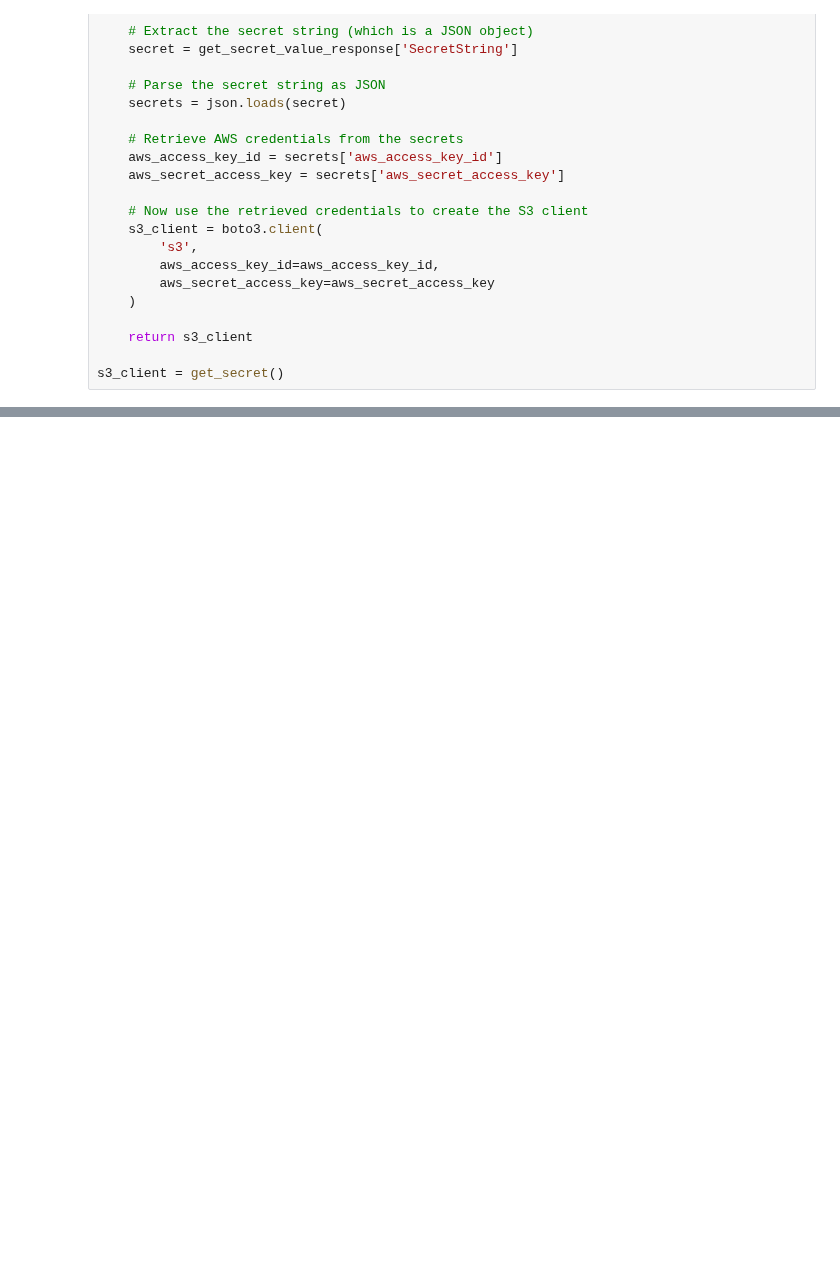
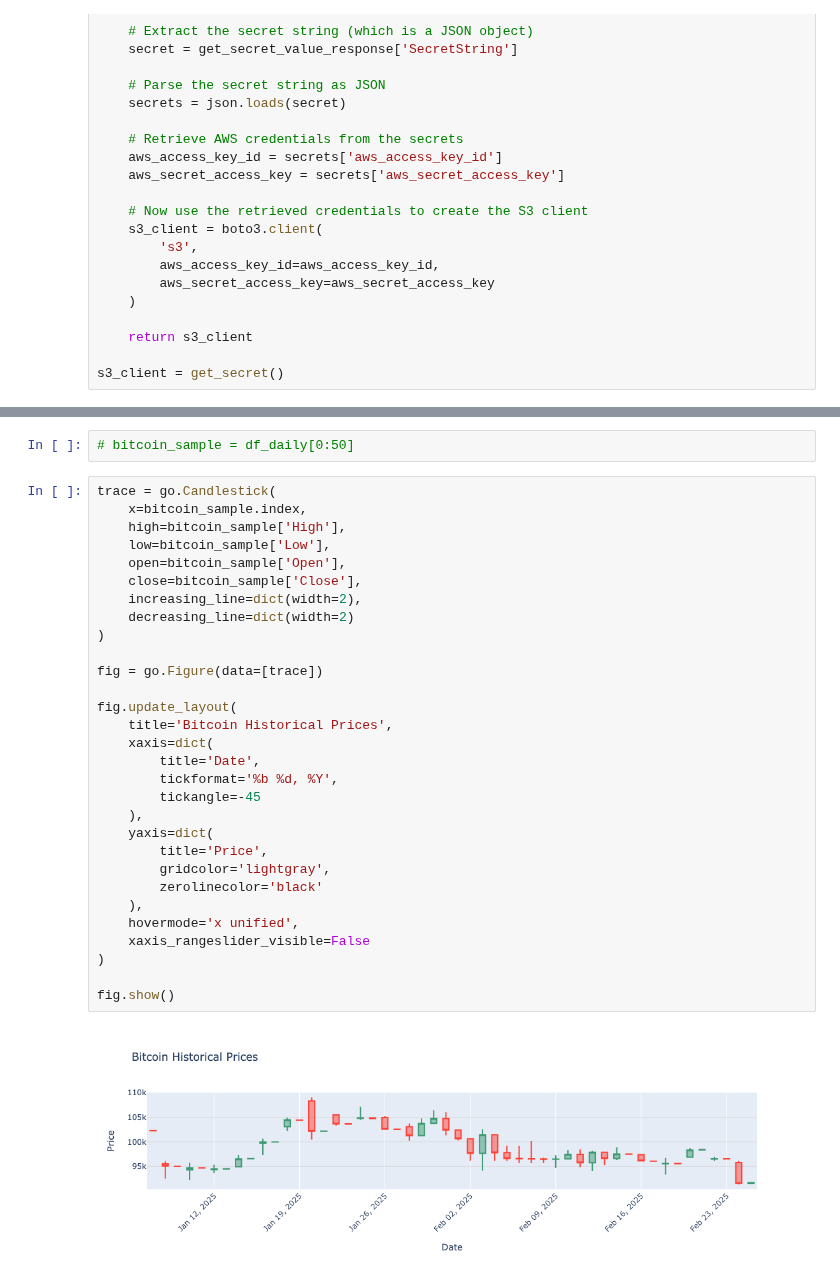
Before and after one commit to King-Noah/data_analysis, a Jupyter notebook: Bitcoin/bitcoin_analysis.ipynb, the cells around one changed output, grey strips where cells are left out. Saved outputs shown, nothing was run; the diff lists cells and outputs as text; blank space fills up the shorter version.

```diff
--- a/Bitcoin/bitcoin_analysis.ipynb
+++ b/Bitcoin/bitcoin_analysis.ipynb
@@ -123,0 +123,34 @@ df['Close'].plot()
+# %%
+# bitcoin_sample = df_daily[0:50]
+# %%
+trace = go.Candlestick(
+    x=bitcoin_sample.index,
+    high=bitcoin_sample['High'],
+    low=bitcoin_sample['Low'],
+    open=bitcoin_sample['Open'],
+    close=bitcoin_sample['Close'],
+    increasing_line=dict(width=2),
+    decreasing_line=dict(width=2)
+)
+
+fig = go.Figure(data=[trace])
+
+fig.update_layout(
+    title='Bitcoin Historical Prices',
+    xaxis=dict(
+        title='Date',
+        tickformat='%b %d, %Y',
+        tickangle=-45
+    ),
+    yaxis=dict(
+        title='Price',
+        gridcolor='lightgray',
+        zerolinecolor='black'
+    ),
+    hovermode='x unified',
+    xaxis_rangeslider_visible=False
+)
+
+fig.show()
+# %% [output]
+[figure, added]
```
Also changed, not shown: parts of 25 cells of this notebook, 2 other files.
